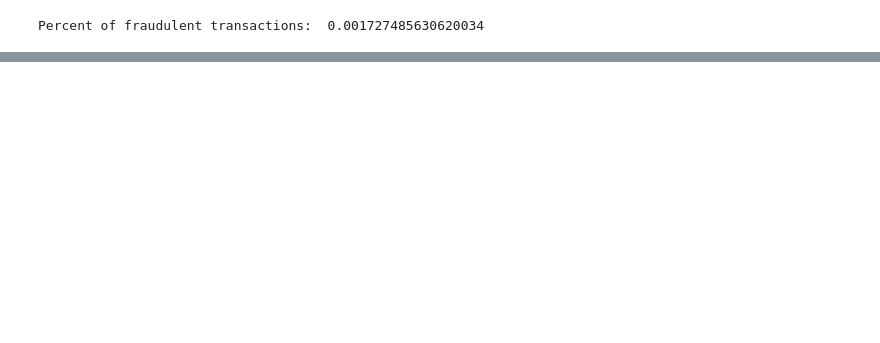
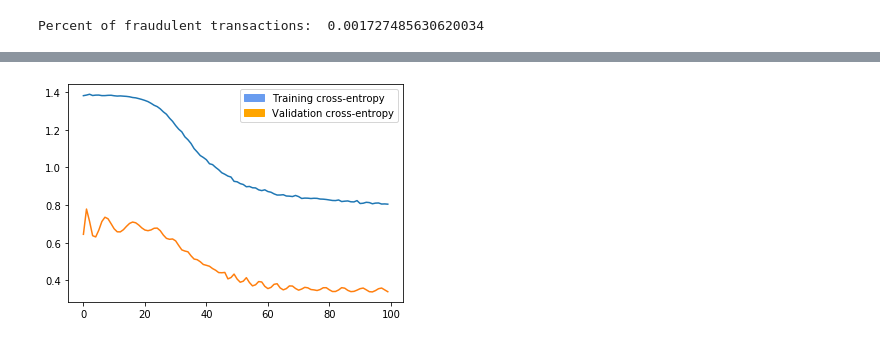
Before and after one commit to faznaimov/ml, a Jupyter notebook: projects/fraud-detection.ipynb, the cells around one changed output, grey strips where cells are left out. Saved outputs shown, nothing was run; the diff lists cells and outputs as text; code cells hidden in the pictures; blank space fills up the shorter version.

```diff
--- a/projects/fraud-detection.ipynb
+++ b/projects/fraud-detection.ipynb
@@ -158,0 +263,11 @@ Final fraud specific accuracy: 83.52%
+# %%
+fig1 = plt.figure()
+ax2 = fig1.add_subplot(111)
+ax2.plot(info['train'], label='Training loss')
+ax2.plot(info['validation'], label='Validation loss')
+blue_patch = mpatches.Patch(color='#699cef', label='Training cross-entropy')
+orange_patch = mpatches.Patch(color='orange', label='Validation cross-entropy')
+ax2.legend(handles=[blue_patch, orange_patch])
+plt.show()
+# %% [output]
+[figure, added]
```
Also changed, not shown: parts of 24 cells of this notebook, 3 other files.
